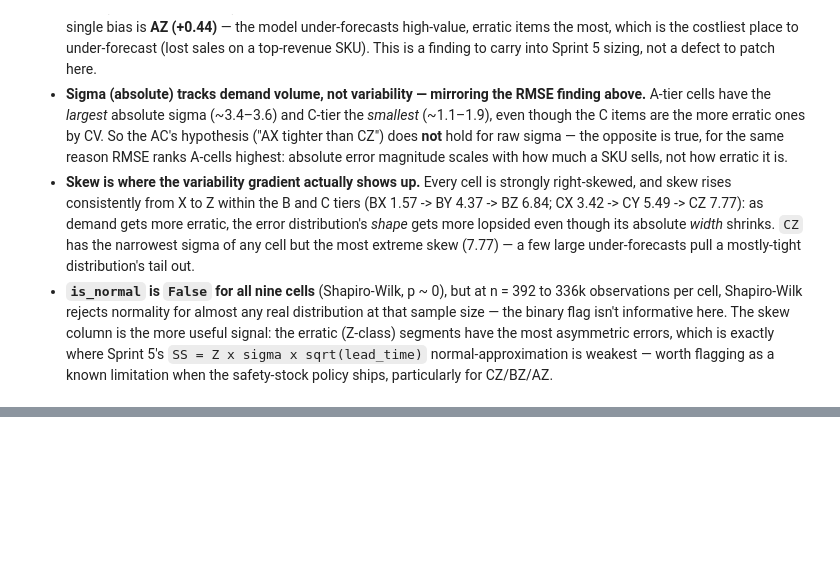
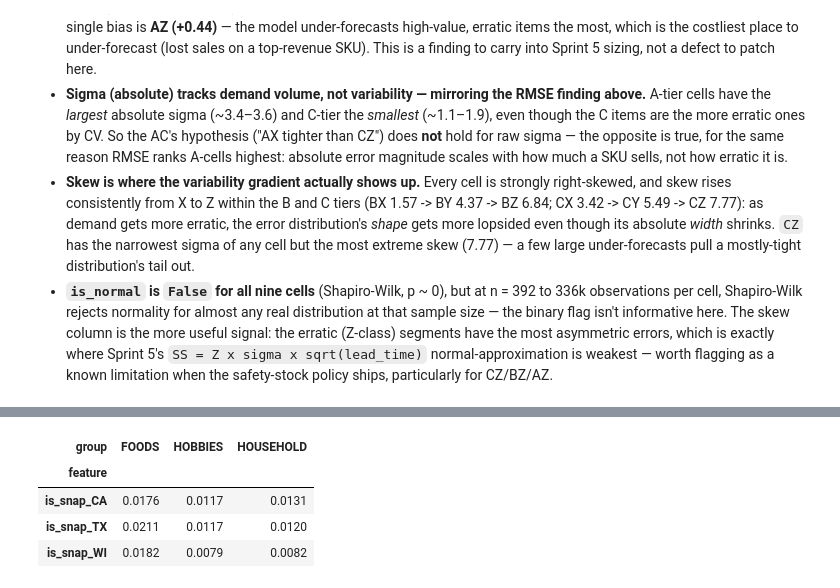
Before and after one commit to msburns24/sc-demand-forecasting, a Jupyter notebook: notebooks/05-evaluation.ipynb, the cells around one changed output, grey strips where cells are left out. Cells and saved outputs as stored; diff of their text form; code cells hidden in the pictures; blank space fills up the shorter version.

```diff
--- a/notebooks/05-evaluation.ipynb
+++ b/notebooks/05-evaluation.ipynb
@@ -224,0 +274,11 @@ plt.show()
+# %%
+# Does a SNAP-days flag matter more for FOODS (SNAP funds groceries) than
+# for HOBBIES / HOUSEHOLD?
+snap = importance_by_cat[importance_by_cat["feature"].str.startswith("is_snap")]
+snap.pivot(index="feature", columns="group", values="mean_abs_shap")[["FOODS", "HOBBIES", "HOUSEHOLD"]]
+# %% [output]
+| group | FOODS | HOBBIES | HOUSEHOLD |
+| feature |  |  |  |
+| is_snap_CA | 0.0176 | 0.0117 | 0.0131 |
+| is_snap_TX | 0.0211 | 0.0117 | 0.0120 |
+| is_snap_WI | 0.0182 | 0.0079 | 0.0082 |
```
Also changed, not shown: parts of 4 cells of this notebook, 8 other files.
